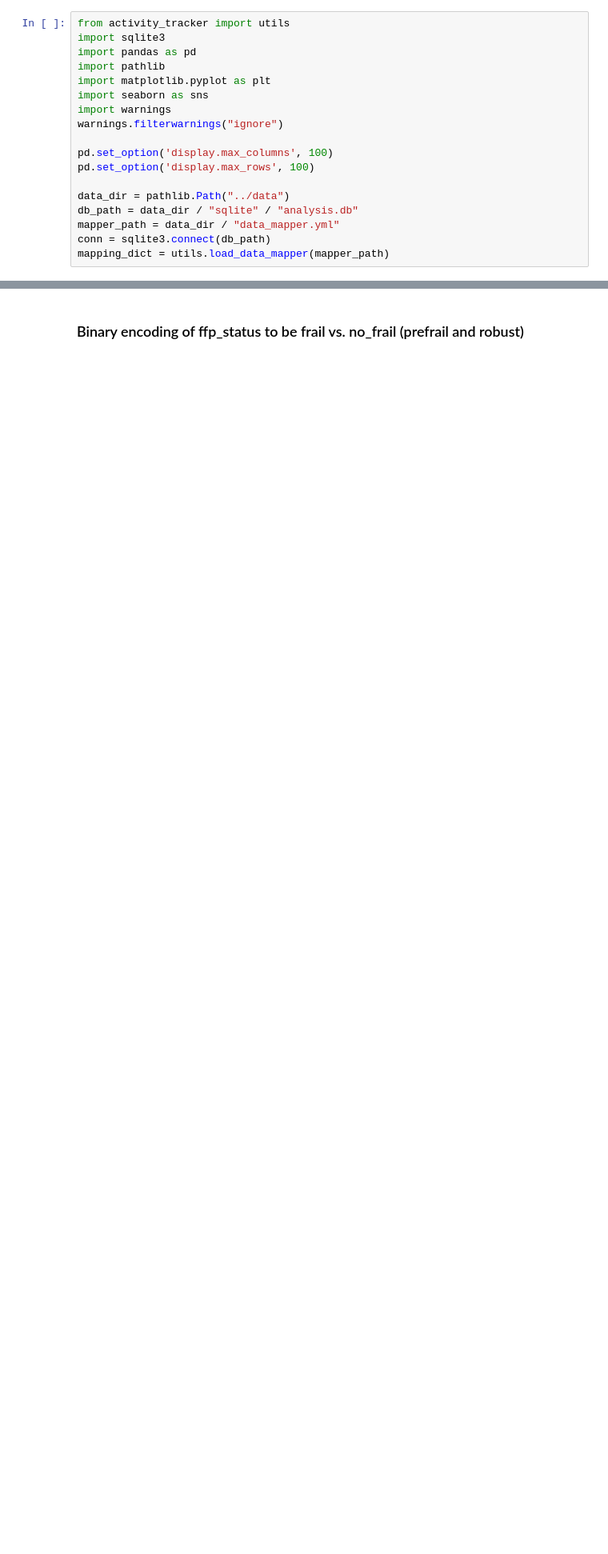
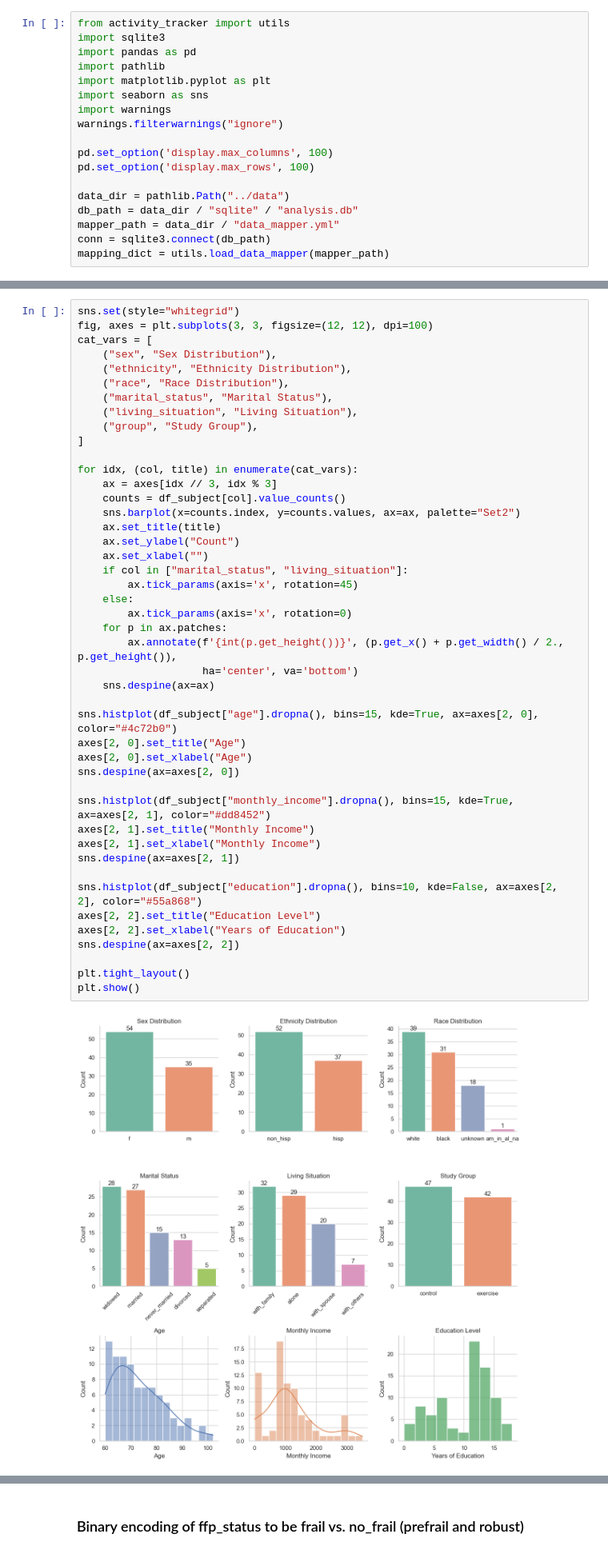
Before and after one commit to OHNLP/activity_tracker, a Jupyter notebook: notebooks/frailty_analysis.ipynb, the cells around one changed output, grey strips where cells are left out. Shown at 80% size. Cells and saved outputs as stored; diff of their text form; blank space fills up the shorter version.

```diff
--- a/notebooks/frailty_analysis.ipynb
+++ b/notebooks/frailty_analysis.ipynb
@@ -56,4 +43,51 @@ df_measurement
 14271 rows × 24 columns
+# %%
+sns.set(style="whitegrid")
+fig, axes = plt.subplots(3, 3, figsize=(12, 12), dpi=100)
+cat_vars = [
+    ("sex", "Sex Distribution"),
+    ("ethnicity", "Ethnicity Distribution"),
+    ("race", "Race Distribution"),
+    ("marital_status", "Marital Status"),
+    ("living_situation", "Living Situation"),
+    ("group", "Study Group"),
+]
+
+for idx, (col, title) in enumerate(cat_vars):
+    ax = axes[idx // 3, idx % 3]
+    counts = df_subject[col].value_counts()
+    sns.barplot(x=counts.index, y=counts.values, ax=ax, palette="Set2")
+    ax.set_title(title)
+    ax.set_ylabel("Count")
+    ax.set_xlabel("")
+    if col in ["marital_status", "living_situation"]:
+        ax.tick_params(axis='x', rotation=45)
+    else:
+        ax.tick_params(axis='x', rotation=0)
+    for p in ax.patches:
+        ax.annotate(f'{int(p.get_height())}', (p.get_x() + p.get_width() / 2., p.get_height()),
+                    ha='center', va='bottom')
+    sns.despine(ax=ax)
+
+sns.histplot(df_subject["age"].dropna(), bins=15, kde=True, ax=axes[2, 0], color="#4c72b0")
+axes[2, 0].set_title("Age")
+axes[2, 0].set_xlabel("Age")
+sns.despine(ax=axes[2, 0])
+
+sns.histplot(df_subject["monthly_income"].dropna(), bins=15, kde=True, ax=axes[2, 1], color="#dd8452")
+axes[2, 1].set_title("Monthly Income")
+axes[2, 1].set_xlabel("Monthly Income")
+sns.despine(ax=axes[2, 1])
+
+sns.histplot(df_subject["education"].dropna(), bins=10, kde=False, ax=axes[2, 2], color="#55a868")
+axes[2, 2].set_title("Education Level")
+axes[2, 2].set_xlabel("Years of Education")
+sns.despine(ax=axes[2, 2])
+
+plt.tight_layout()
+plt.show()
+# %% [output]
+[figure, added]
 # %%
 from matplotlib.colors import ListedColormap, BoundaryNorm
 import matplotlib.patches as mpatches
```
Also changed, not shown: parts of 4 cells of this notebook.
